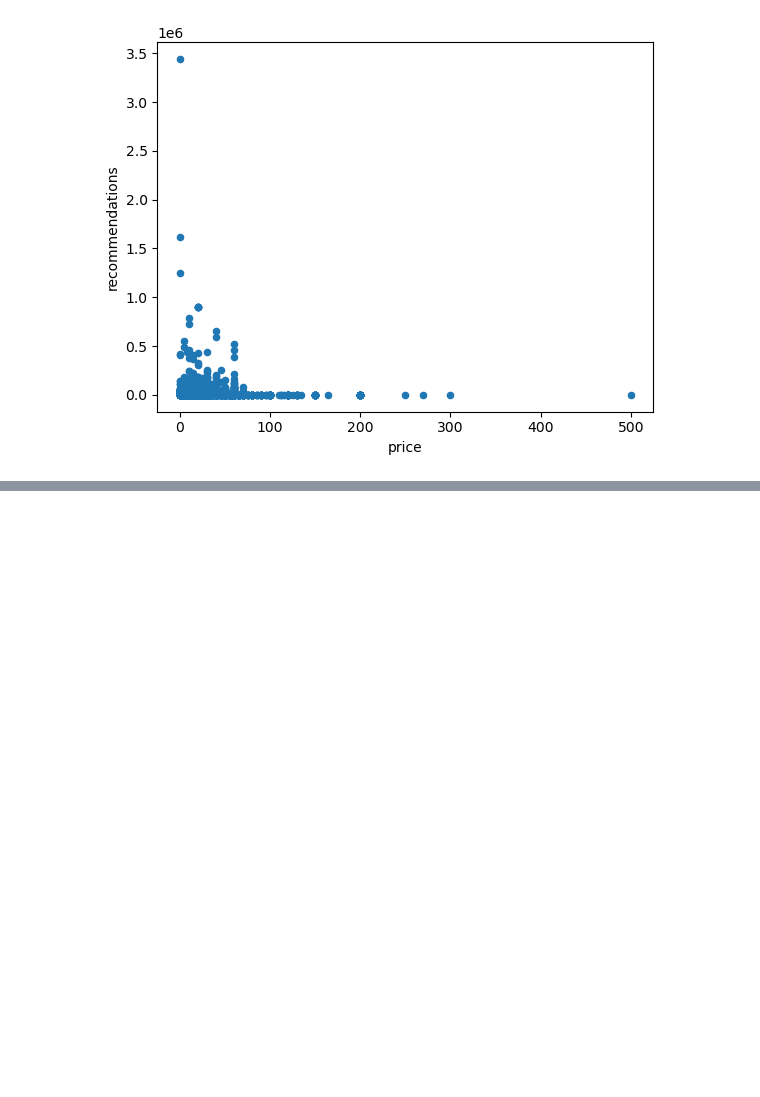
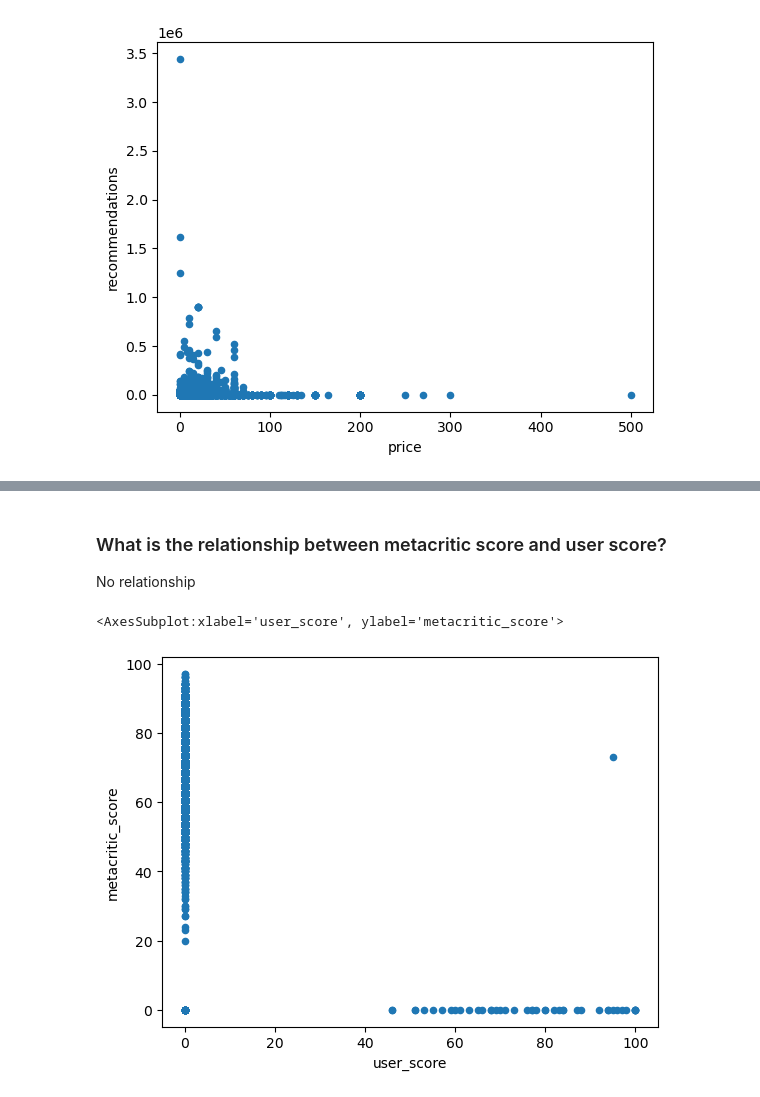
Before and after one commit to Rain0rShine/Artificial-Intelligence, a Jupyter notebook: Semester 1/Games/Games.ipynb, the cells around one changed output, grey strips where cells are left out. Drawn from its saved outputs; the diff is of its cells as text; code cells hidden in the pictures; blank space fills up the shorter version.

```diff
--- a/Semester 1/Games/Games.ipynb
+++ b/Semester 1/Games/Games.ipynb
@@ -118,0 +131,8 @@ Looking at the scatterplot for positive and negative reviews there appears to be
+# %% [markdown]
+### What is the relationship between metacritic score and user score?
+No relationship
+# %%
+games.plot.scatter(x ='user_score', y= 'metacritic_score', s=None, c=None)
+# %% [output]
+<AxesSubplot:xlabel='user_score', ylabel='metacritic_score'>
+[figure, added]
```
Also changed, not shown: parts of 19 cells of this notebook, 2 other files.
